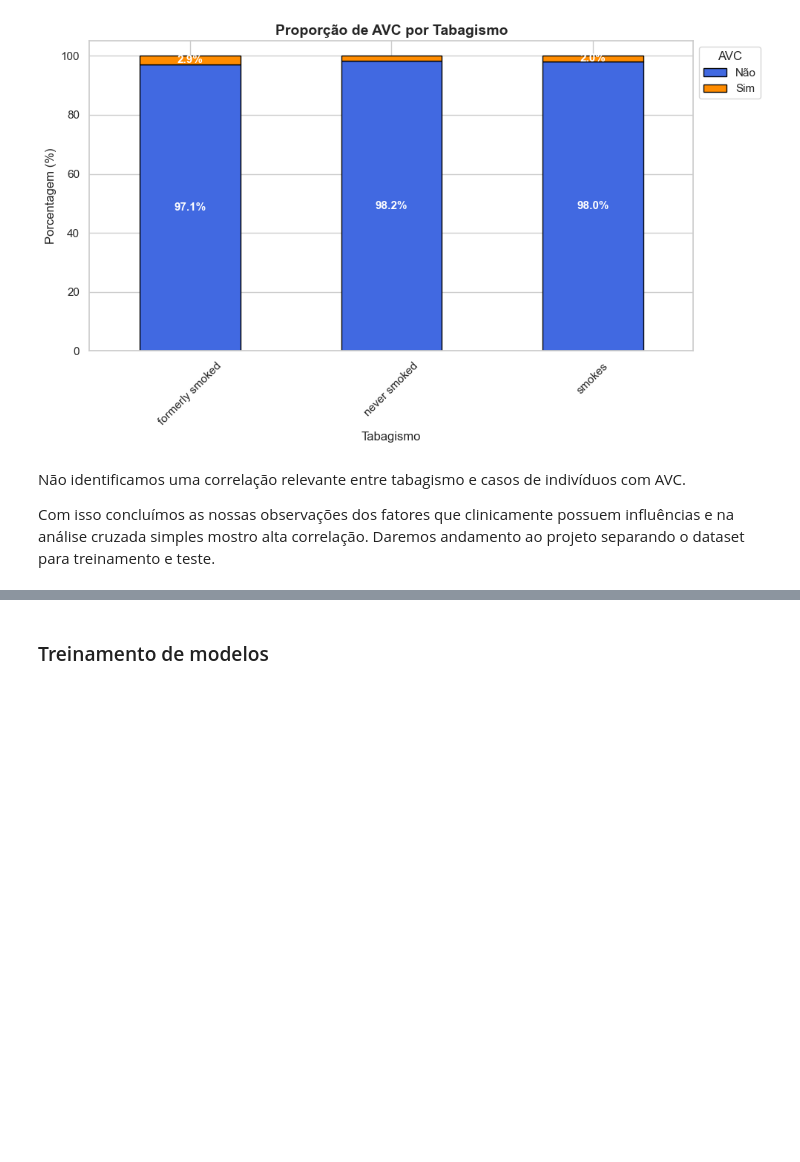
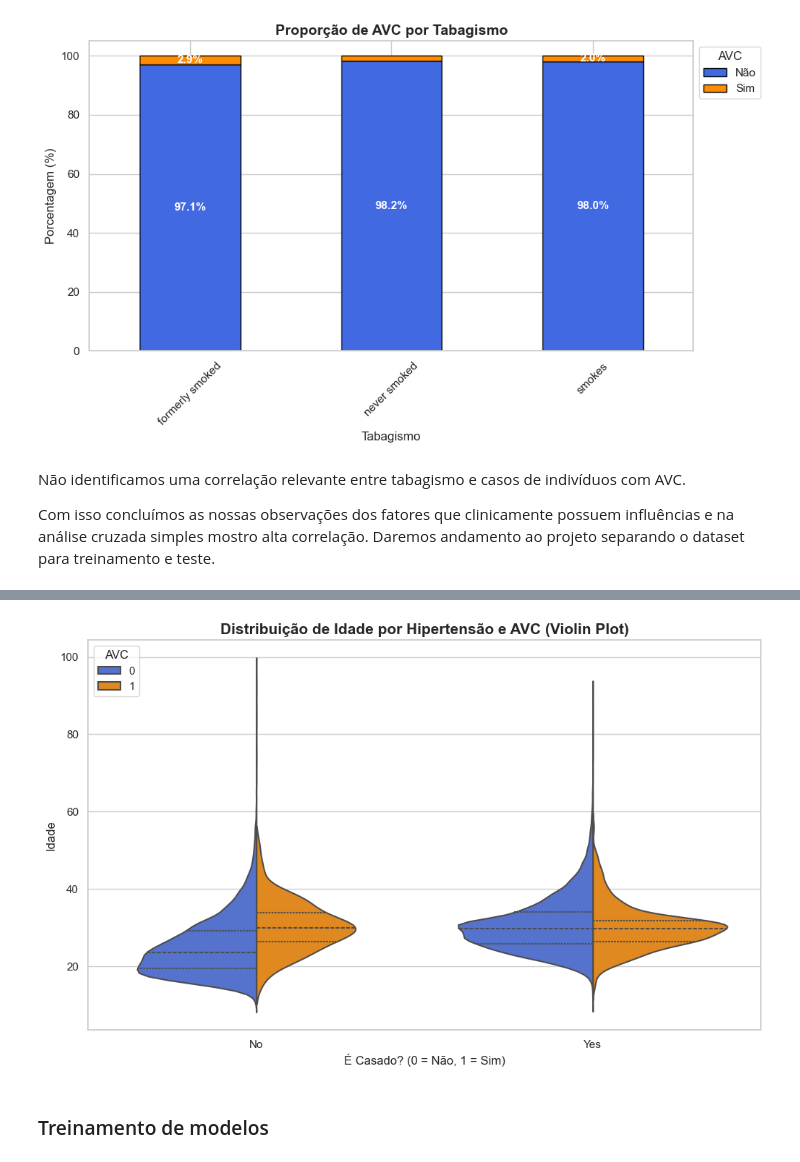
Before and after one commit to StefanieFranco/ML-Classification-Stroke, a Jupyter notebook: modelo_classificacao_stroke.ipynb, the cells around one changed output, grey strips where cells are left out. Saved outputs shown, nothing was run; the diff lists cells and outputs as text; code cells hidden in the pictures; blank space fills up the shorter version.

```diff
--- a/modelo_classificacao_stroke.ipynb
+++ b/modelo_classificacao_stroke.ipynb
@@ -564,2 +645,25 @@ Com isso concluímos as nossas observações dos fatores que clinicamente possue
+# %%
+# Usamos o Violin Plot para gerar um gráfico com 3 informações(estado civil, IMC e AVC) para exibir a correlação entre elas.
+plt.figure(figsize=(12, 7))
+
+sns.violinplot(
+    data=df,
+    x='ever_married',
+    y='bmi',
+    hue='stroke',
+    palette=cores_projeto,
+    split=True,
+    inner="quartile",
+    linewidth=1.5
+)
+
+plt.title('Distribuição de Idade por Hipertensão e AVC (Violin Plot)', fontsize=15, fontweight='bold')
+plt.xlabel('É Casado? (0 = Não, 1 = Sim)', fontsize=12)
+plt.ylabel('Idade', fontsize=12)
+plt.legend(title='AVC', loc='upper left')
+
+plt.show()
+# %% [output]
+[figure, added]
 # %% [markdown]
 ### Treinamento de modelos
```
Also changed, not shown: parts of 16 cells of this notebook, 3 other files.
